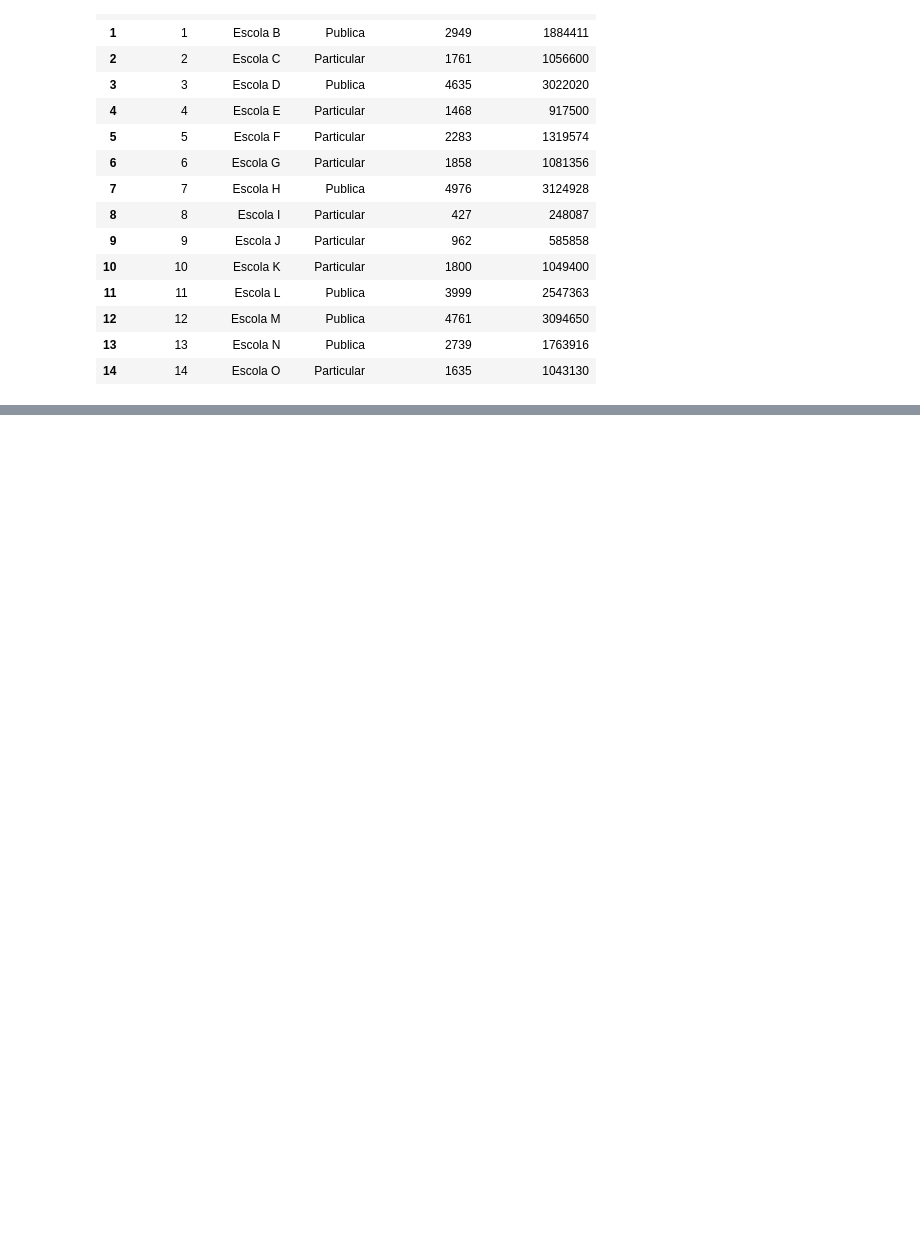
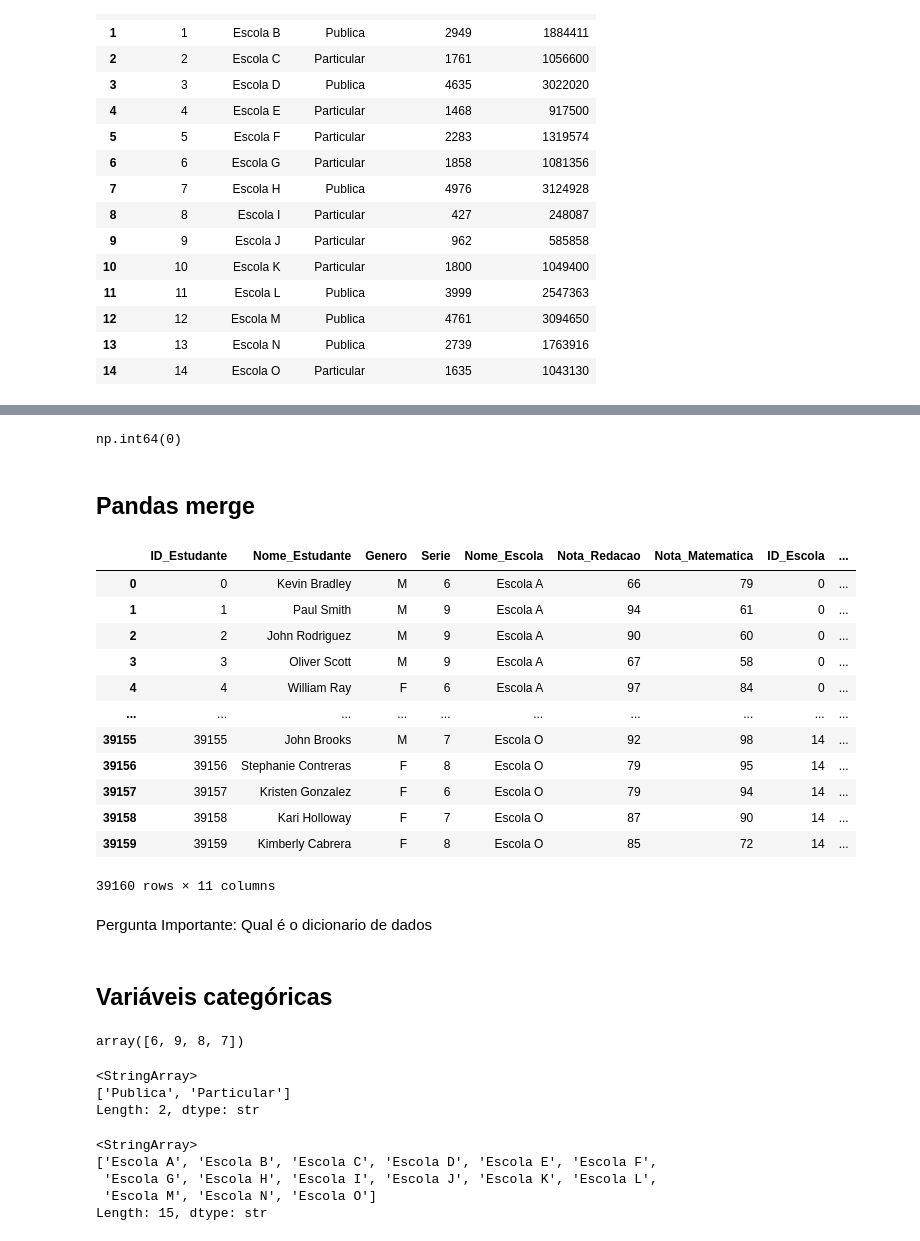
Before and after one commit to andre4383/pandasLearn, a Jupyter notebook: aula3.ipynb, the cells around one changed output, grey strips where cells are left out. Drawn from its saved outputs; the diff is of its cells as text; code cells hidden in the pictures; blank space fills up the shorter version.

```diff
--- a/aula3.ipynb
+++ b/aula3.ipynb
@@ -46,0 +60,46 @@ escolas
+# %%
+alunos.duplicated().sum()
+# %% [output]
+np.int64(0)
+# %% [markdown]
+## Pandas merge
+# %%
+dataMerge = pd.merge(alunos, escolas)
+# %%
+dataMerge
+# %% [output]
+|  | ID_Estudante | Nome_Estudante | Genero | Serie | Nome_Escola | Nota_Redacao | Nota_Matematica | ID_Escola | ... |
+| 0 | 0 | Kevin Bradley | M | 6 | Escola A | 66 | 79 | 0 | ... |
+| 1 | 1 | Paul Smith | M | 9 | Escola A | 94 | 61 | 0 | ... |
+| 2 | 2 | John Rodriguez | M | 9 | Escola A | 90 | 60 | 0 | ... |
+| 3 | 3 | Oliver Scott | M | 9 | Escola A | 67 | 58 | 0 | ... |
+| 4 | 4 | William Ray | F | 6 | Escola A | 97 | 84 | 0 | ... |
+| ... | ... | ... | ... | ... | ... | ... | ... | ... | ... |
+| 39155 | 39155 | John Brooks | M | 7 | Escola O | 92 | 98 | 14 | ... |
+| 39156 | 39156 | Stephanie Contreras | F | 8 | Escola O | 79 | 95 | 14 | ... |
+| 39157 | 39157 | Kristen Gonzalez | F | 6 | Escola O | 79 | 94 | 14 | ... |
+| 39158 | 39158 | Kari Holloway | F | 7 | Escola O | 87 | 90 | 14 | ... |
+| 39159 | 39159 | Kimberly Cabrera | F | 8 | Escola O | 85 | 72 | 14 | ... |
+39160 rows × 11 columns
+# %% [markdown]
+Pergunta Importante: Qual é o dicionario de dados
+# %% [markdown]
+## Variáveis categóricas
+# %%
+dataMerge["Serie"].unique()
+# %% [output]
+array([6, 9, 8, 7])
+# %%
+dataMerge["Tipo_Escola"].unique()
+# %% [output]
+<StringArray>
+['Publica', 'Particular']
+Length: 2, dtype: str
+# %%
+dataMerge["Nome_Escola"].unique()
+# %% [output]
+<StringArray>
+['Escola A', 'Escola B', 'Escola C', 'Escola D', 'Escola E', 'Escola F',
+ 'Escola G', 'Escola H', 'Escola I', 'Escola J', 'Escola K', 'Escola L',
+ 'Escola M', 'Escola N', 'Escola O']
+Length: 15, dtype: str
```
Also changed, not shown: parts of 12 cells of this notebook.
